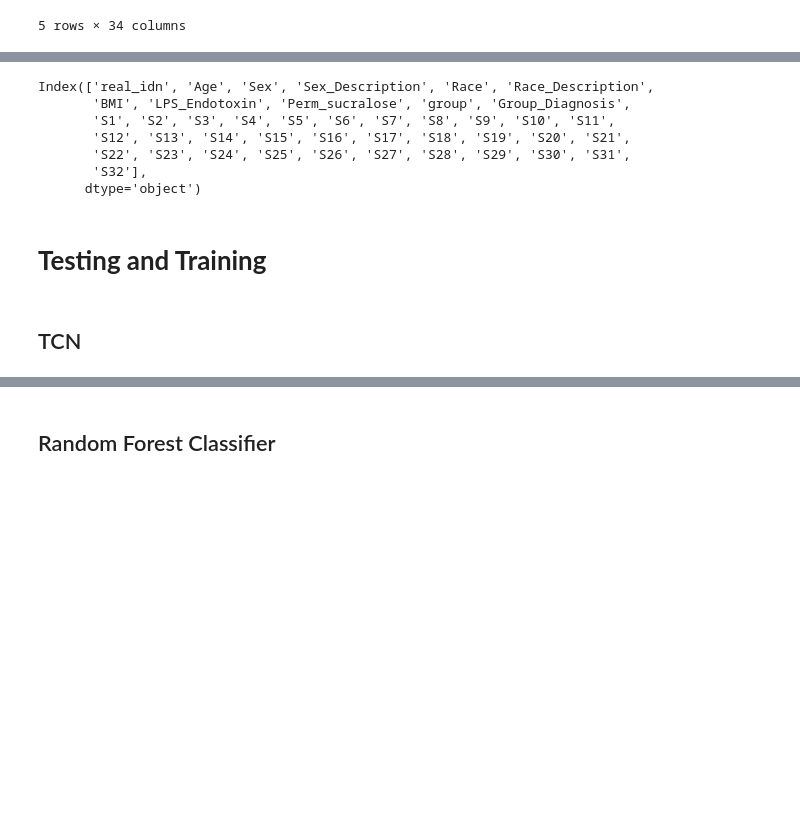
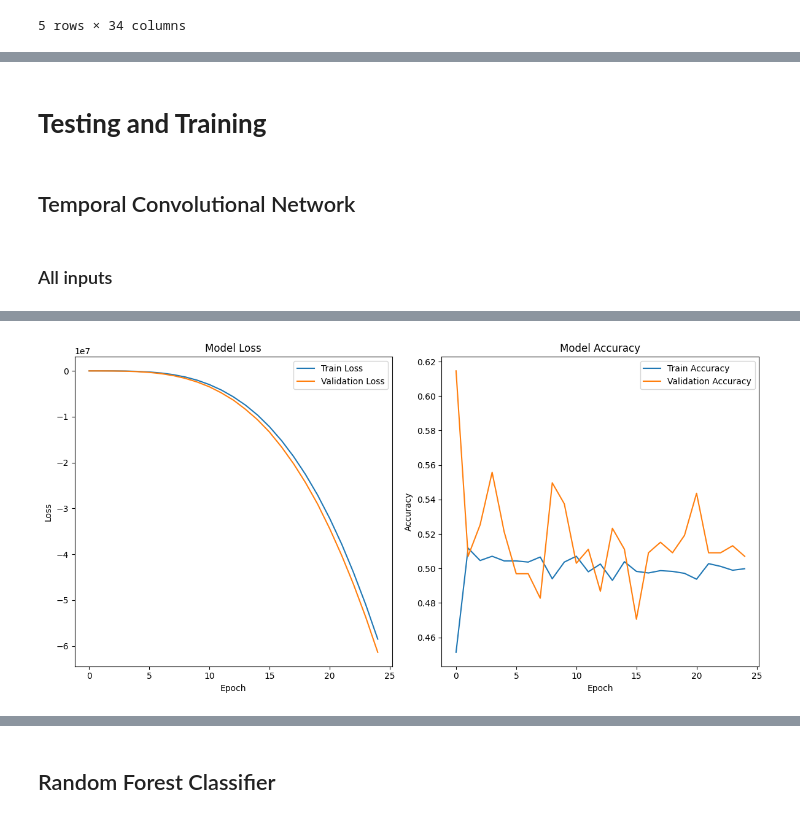
Before and after one commit to cjvilla/enose_predictions, a Jupyter notebook: exploratory_data.ipynb, the cells around one changed output, grey strips where cells are left out. Drawn from its saved outputs; the diff is of its cells as text; code cells hidden in the pictures; blank space fills up the shorter version.

```diff
--- a/exploratory_data.ipynb
+++ b/exploratory_data.ipynb
@@ -139,49 +176,30 @@ demographics.head() # perm_sucralose directly proportional with leaky gut
-# %%
-demographics.columns
-# %% [output]
-Index(['real_idn', 'Age', 'Sex', 'Sex_Description', 'Race', 'Race_Description',
-       'BMI', 'LPS_Endotoxin', 'Perm_sucralose', 'group', 'Group_Diagnosis',
-       'S1', 'S2', 'S3', 'S4', 'S5', 'S6', 'S7', 'S8', 'S9', 'S10', 'S11',
-       'S12', 'S13', 'S14', 'S15', 'S16', 'S17', 'S18', 'S19', 'S20', 'S21',
-       'S22', 'S23', 'S24', 'S25', 'S26', 'S27', 'S28', 'S29', 'S30', 'S31',
-       'S32'],
-      dtype='object')
 # %% [markdown]
 # **Testing and Training**
-# %% [markdown]
-## TCN
+# %% [markdown]
+##  Temporal Convolutional Network
+# %% [markdown]
+### All inputs
 # %%
-import numpy as np
-import pandas as pd
-import tensorflow as tf
-from tensorflow import keras
-from tensorflow.keras import layers
-from sklearn.model_selection import train_test_split
-from sklearn.preprocessing import StandardScaler
-
-# Load your merged_dfset and preprocess it
-# Replace 'your_merged_dfset.csv' with your merged_dfset file path
-
 # Define features (X) and target variable (y)
-X = demographics[['S1', 'S2', 'S3', 'S4', 'S5', 'S6', 'S7', 'S8', 'S9', 'S10',
+X = demographics[['Age', 'Race', 'BMI', 'LPS_Endotoxin', 'Perm_sucralose','S1', 'S2', 'S3', 'S4', 'S5', 'S6', 'S7', 'S8', 'S9', 'S10',
           'S11', 'S12', 'S13', 'S14', 'S15', 'S16', 'S17', 'S18', 'S19', 'S20',
           'S21', 'S22', 'S23', 'S24', 'S25', 'S26', 'S27', 'S28', 'S29', 'S30', 'S31', 'S32']]
 y = demographics['group']  # Assuming 1 for Alcoholic Liver Disease and 2 for Parkinson's
 
-# Split the merged_dfset into training and testing sets
+
+# Split the dataset into training and testing sets
 X_train, X_test, y_train, y_test = train_test_split(X, y, test_size=0.2, random_state=42)
 
-# Standardize the input features (important for neural networks)
+# Standardize the input features
 scaler = StandardScaler()
 X_train = scaler.fit_transform(X_train)
 X_test = scaler.transform(X_test)
 
-# Reshape input data to include timesteps
-# Assuming each sensor reading is treated as a separate timestep
+# Reshape input data to include timesteps (if needed)
 X_train = X_train[:, :, np.newaxis]
 X_test = X_test[:, :, np.newaxis]
 
-# Create a TCN model
+# Define your model architecture (update this according to your model's design)
 def create_tcn_model(input_shape):
     model = keras.Sequential([
         layers.Input(shape=input_shape),
@@ -200,10 +218,32 @@ input_shape = (X_train.shape[1], X_train.shape[2])
 tcn_model = create_tcn_model(input_shape)
 tcn_model.compile(optimizer='adam', loss='binary_crossentropy', metrics=['accuracy'])
 
-# Train the TCN model
-epochs = 10
-batch_size = 32
-tcn_model.fit(X_train, y_train, epochs=epochs, batch_size=batch_size, validation_split=0.1)
+# Train the model and save the history
+epochs = 25  # Adjust the number of epochs as needed
+batch_size = 32  # Adjust the batch size as needed
+history = tcn_model.fit(X_train, y_train, epochs=epochs, batch_size=batch_size, validation_split=0.1)
+
+# Plotting training & validation loss
+plt.figure(figsize=(12, 6))
+plt.subplot(1, 2, 1)
+plt.plot(history.history['loss'], label='Train Loss')
+plt.plot(history.history['val_loss'], label='Validation Loss')
+plt.title('Model Loss')
+plt.ylabel('Loss')
+plt.xlabel('Epoch')
+plt.legend()
+
+# Plotting training & validation accuracy
+plt.subplot(1, 2, 2)
+plt.plot(history.history['accuracy'], label='Train Accuracy')
+plt.plot(history.history['val_accuracy'], label='Validation Accuracy')
+plt.title('Model Accuracy')
+plt.ylabel('Accuracy')
+plt.xlabel('Epoch')
+plt.legend()
+
+plt.tight_layout()
+plt.show()
 
 # Evaluate the model on the test set
 test_loss, test_accuracy = tcn_model.evaluate(X_test, y_test)
@@ -228,0 +269 @@ Test Accuracy: 42.05%
+[figure, added]
```
Also changed, not shown: parts of 111 cells of this notebook.
